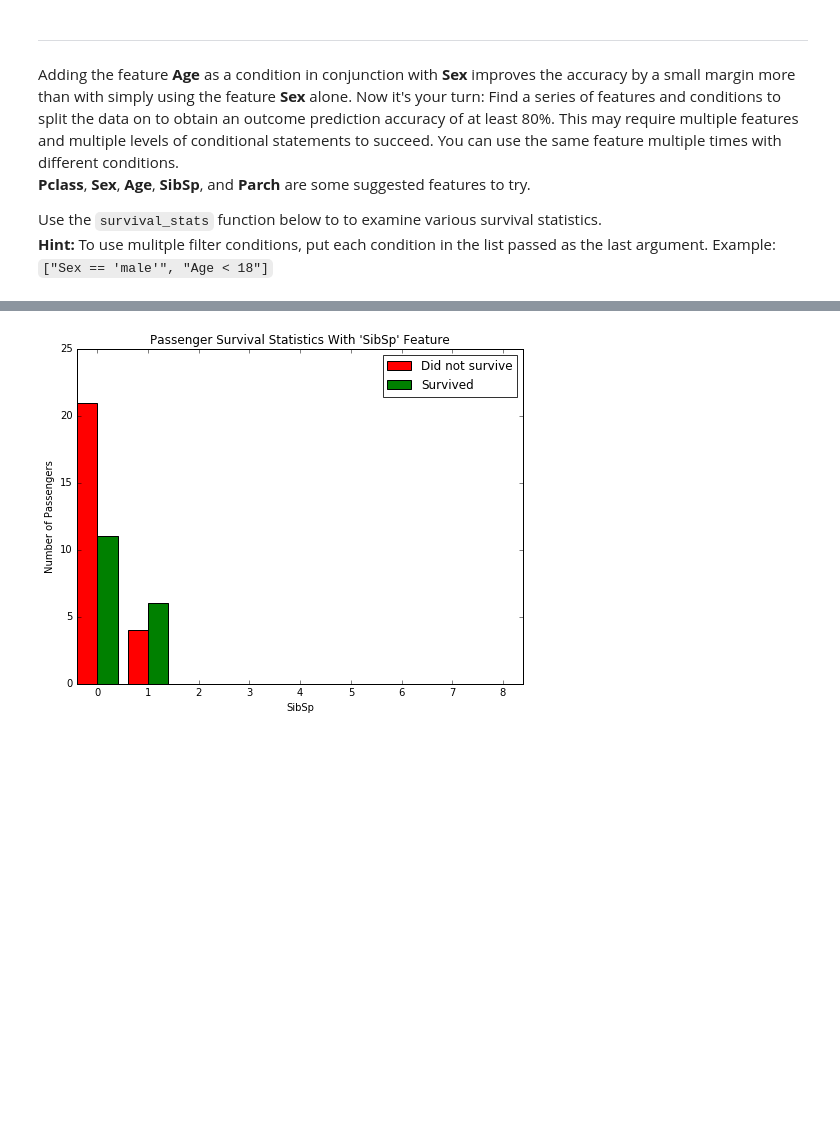
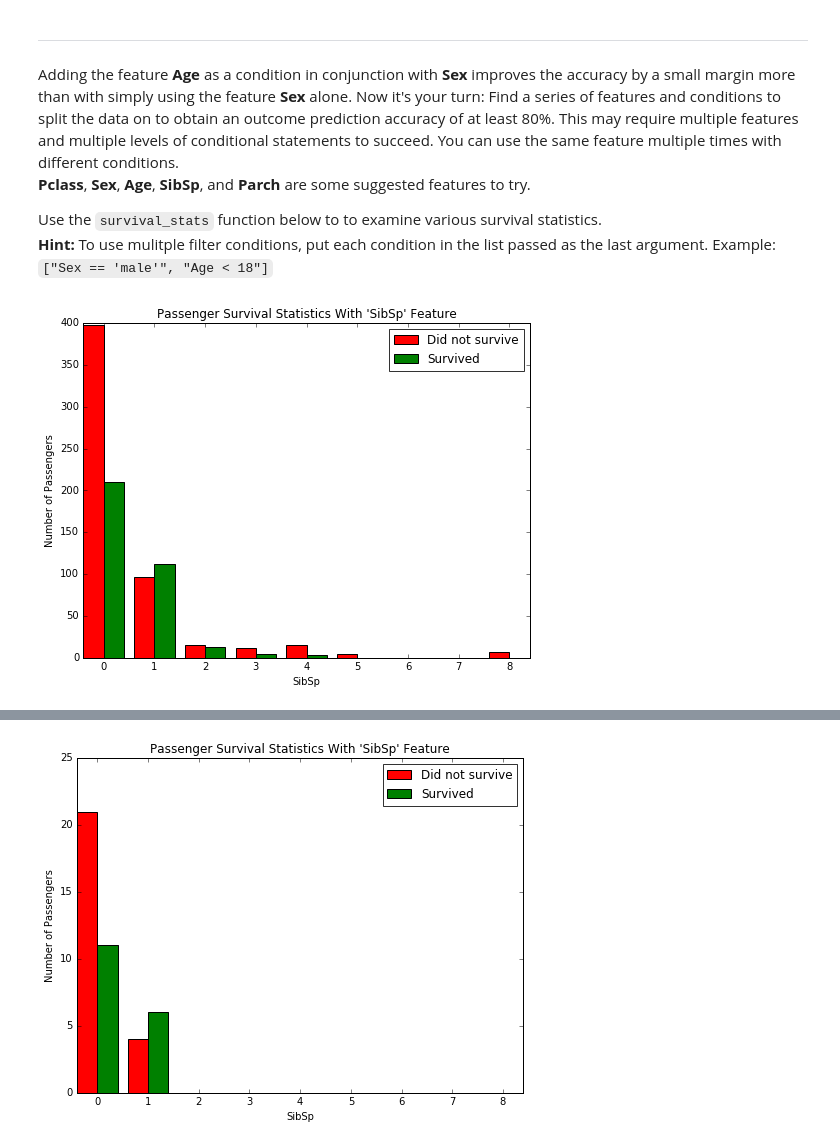
Before and after one commit to WhaleChen/machine-learning, a Jupyter notebook: projects/titanic_survival_exploration/Titanic_Survival_Exploration.ipynb, the cells around one changed output, grey strips where cells are left out. Saved outputs shown, nothing was run; the diff lists cells and outputs as text; code cells hidden in the pictures; blank space fills up the shorter version.

```diff
--- a/projects/titanic_survival_exploration/Titanic_Survival_Exploration.ipynb
+++ b/projects/titanic_survival_exploration/Titanic_Survival_Exploration.ipynb
@@ -216,3 +214,7 @@ Adding the feature **Age** as a condition in conjunction with **Sex** improves t
 
 Use the `survival_stats` function below to to examine various survival statistics.
 **Hint:** To use mulitple filter conditions, put each condition in the list passed as the last argument. Example: `["Sex == 'male'", "Age < 18"]`
+# %%
+survival_stats(data, outcomes, 'SibSp')
+# %% [output]
+[figure, added]
```
Also changed, not shown: parts of 18 cells of this notebook.
